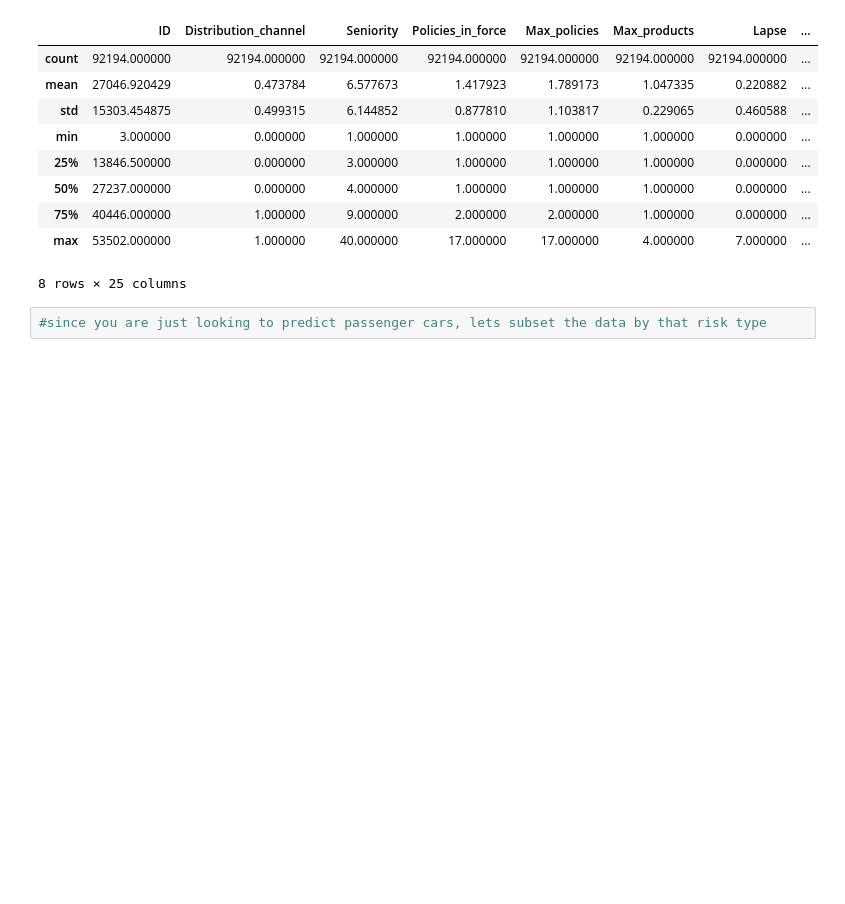
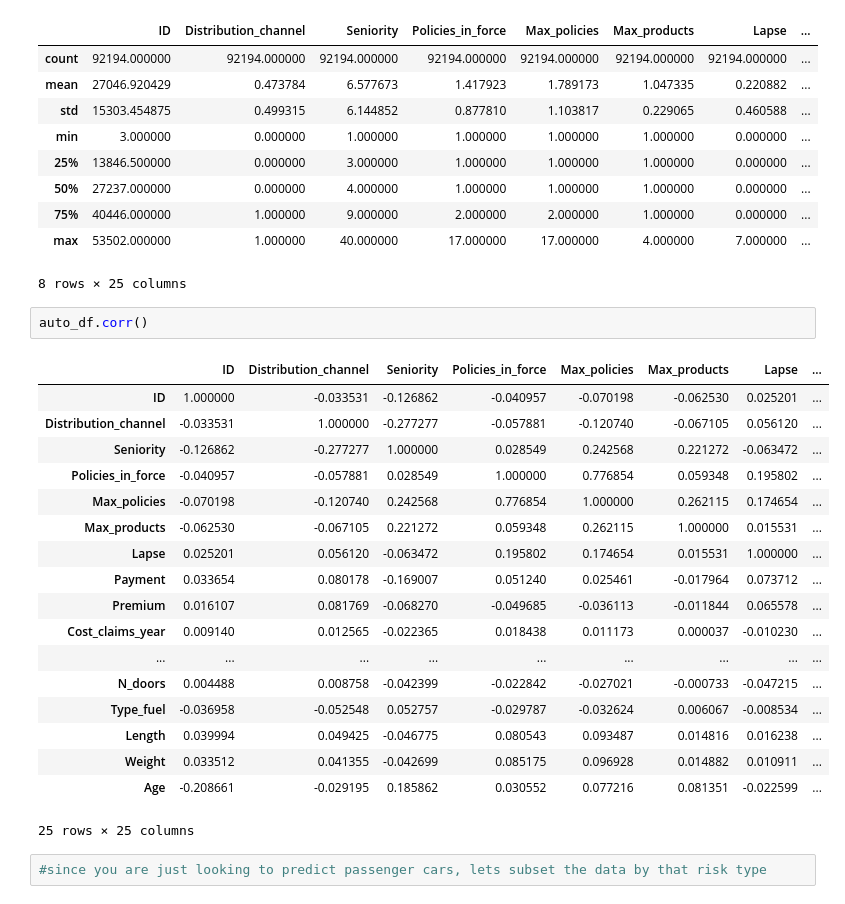
Before and after one commit to shoe-bin/Springboard-Projects, a Jupyter notebook: CapstoneProject/Notebooks/Preprocessing_Training_Modeling.ipynb, the cells around one changed output. Drawn from its saved outputs; the diff is of its cells as text; blank space fills up the shorter version.

```diff
--- a/CapstoneProject/Notebooks/Preprocessing_Training_Modeling.ipynb
+++ b/CapstoneProject/Notebooks/Preprocessing_Training_Modeling.ipynb
@@ -161,5 +161,26 @@ auto_df.describe()
 | 75% | 40446.000000 | 1.000000 | 9.000000 | 2.000000 | 2.000000 | 1.000000 | 0.000000 | ... |
 | max | 53502.000000 | 1.000000 | 40.000000 | 17.000000 | 17.000000 | 4.000000 | 7.000000 | ... |
 8 rows × 25 columns
+# %%
+auto_df.corr()
+# %% [output]
+|  | ID | Distribution_channel | Seniority | Policies_in_force | Max_policies | Max_products | Lapse | ... |
+| ID | 1.000000 | -0.033531 | -0.126862 | -0.040957 | -0.070198 | -0.062530 | 0.025201 | ... |
+| Distribution_channel | -0.033531 | 1.000000 | -0.277277 | -0.057881 | -0.120740 | -0.067105 | 0.056120 | ... |
+| Seniority | -0.126862 | -0.277277 | 1.000000 | 0.028549 | 0.242568 | 0.221272 | -0.063472 | ... |
+| Policies_in_force | -0.040957 | -0.057881 | 0.028549 | 1.000000 | 0.776854 | 0.059348 | 0.195802 | ... |
+| Max_policies | -0.070198 | -0.120740 | 0.242568 | 0.776854 | 1.000000 | 0.262115 | 0.174654 | ... |
+| Max_products | -0.062530 | -0.067105 | 0.221272 | 0.059348 | 0.262115 | 1.000000 | 0.015531 | ... |
+| Lapse | 0.025201 | 0.056120 | -0.063472 | 0.195802 | 0.174654 | 0.015531 | 1.000000 | ... |
+| Payment | 0.033654 | 0.080178 | -0.169007 | 0.051240 | 0.025461 | -0.017964 | 0.073712 | ... |
+| Premium | 0.016107 | 0.081769 | -0.068270 | -0.049685 | -0.036113 | -0.011844 | 0.065578 | ... |
+| Cost_claims_year | 0.009140 | 0.012565 | -0.022365 | 0.018438 | 0.011173 | 0.000037 | -0.010230 | ... |
+| ... | ... | ... | ... | ... | ... | ... | ... | ... |
+| N_doors | 0.004488 | 0.008758 | -0.042399 | -0.022842 | -0.027021 | -0.000733 | -0.047215 | ... |
+| Type_fuel | -0.036958 | -0.052548 | 0.052757 | -0.029787 | -0.032624 | 0.006067 | -0.008534 | ... |
+| Length | 0.039994 | 0.049425 | -0.046775 | 0.080543 | 0.093487 | 0.014816 | 0.016238 | ... |
+| Weight | 0.033512 | 0.041355 | -0.042699 | 0.085175 | 0.096928 | 0.014882 | 0.010911 | ... |
+| Age | -0.208661 | -0.029195 | 0.185862 | 0.030552 | 0.077216 | 0.081351 | -0.022599 | ... |
+25 rows × 25 columns
 # %%
 #since you are just looking to predict passenger cars, lets subset the data by that risk type
```
Also changed, not shown: parts of 17 cells of this notebook, 5 other files.
